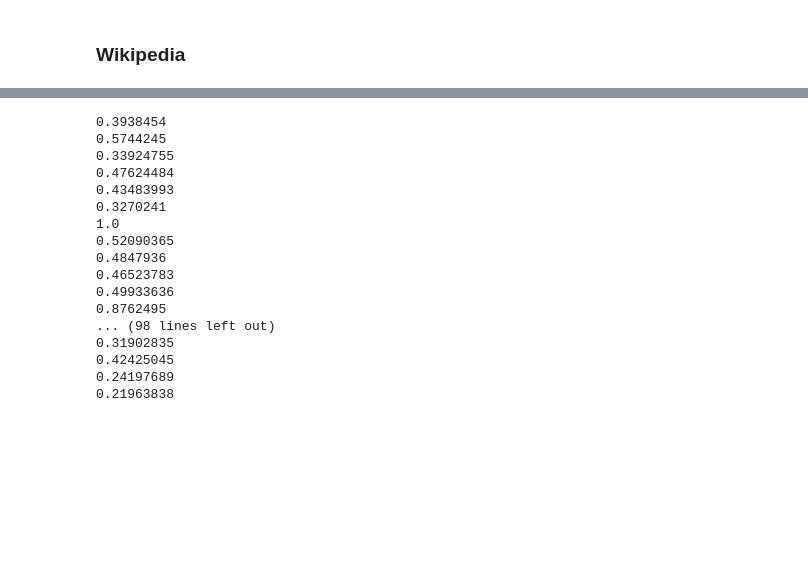
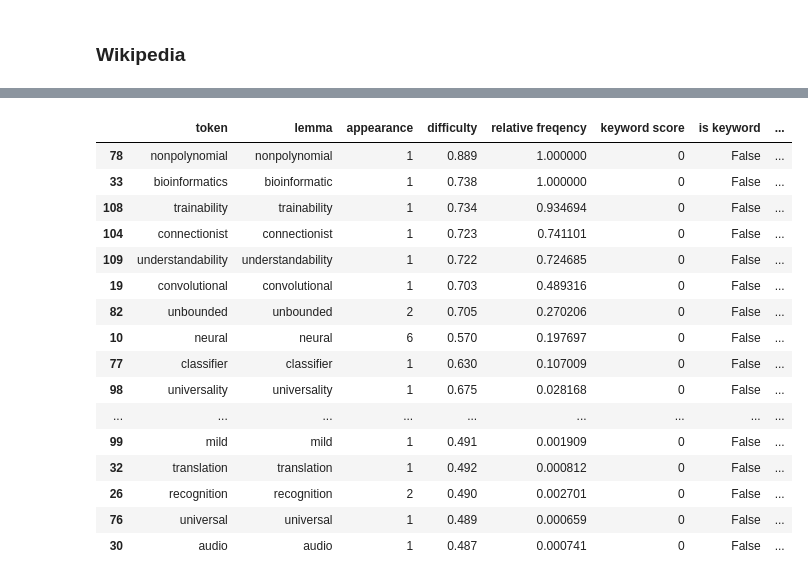
Before and after one commit to OshFrosch/Vocabulary-Predictor, a Jupyter notebook: src/notebooks/Pipeline Notebook.ipynb, the cells around one changed output, grey strips where cells are left out. Saved outputs shown, nothing was run; the diff lists cells and outputs as text; code cells hidden in the pictures; blank space fills up the shorter version.

```diff
--- a/src/notebooks/Pipeline Notebook.ipynb
+++ b/src/notebooks/Pipeline Notebook.ipynb
@@ -424,22 +386,22 @@ doc = nlp(text)
-# %%
-for token in doc:
-    if not token._.is_excluded:
-        print(token._.keyword_score)
-# %% [output]
-0.3938454
-0.5744245
-0.33924755
-0.47624484
-0.43483993
-0.3270241
-1.0
-0.52090365
-0.4847936
-0.46523783
-0.49933636
-0.8762495
-... (98 lines left out)
-0.31902835
-0.42425045
-0.24197689
-0.21963838
+# %%
+df = df_from_doc(doc)
+# %%
+df.sort_values(by=['overall_ranking'], ascending=False).head(50)
+# %% [output]
+|  | token | lemma | appearance | difficulty | relative freqency | keyword score | is keyword | ... |
+| 78 | nonpolynomial | nonpolynomial | 1 | 0.889 | 1.000000 | 0 | False | ... |
+| 33 | bioinformatics | bioinformatic | 1 | 0.738 | 1.000000 | 0 | False | ... |
+| 108 | trainability | trainability | 1 | 0.734 | 0.934694 | 0 | False | ... |
+| 104 | connectionist | connectionist | 1 | 0.723 | 0.741101 | 0 | False | ... |
+| 109 | understandability | understandability | 1 | 0.722 | 0.724685 | 0 | False | ... |
+| 19 | convolutional | convolutional | 1 | 0.703 | 0.489316 | 0 | False | ... |
+| 82 | unbounded | unbounded | 2 | 0.705 | 0.270206 | 0 | False | ... |
+| 10 | neural | neural | 6 | 0.570 | 0.197697 | 0 | False | ... |
+| 77 | classifier | classifier | 1 | 0.630 | 0.107009 | 0 | False | ... |
+| 98 | universality | universality | 1 | 0.675 | 0.028168 | 0 | False | ... |
+| ... | ... | ... | ... | ... | ... | ... | ... | ... |
+| 99 | mild | mild | 1 | 0.491 | 0.001909 | 0 | False | ... |
+| 32 | translation | translation | 1 | 0.492 | 0.000812 | 0 | False | ... |
+| 26 | recognition | recognition | 2 | 0.490 | 0.002701 | 0 | False | ... |
+| 76 | universal | universal | 1 | 0.489 | 0.000659 | 0 | False | ... |
+| 30 | audio | audio | 1 | 0.487 | 0.000741 | 0 | False | ... |
```
Also changed, not shown: parts of 18 cells of this notebook.
